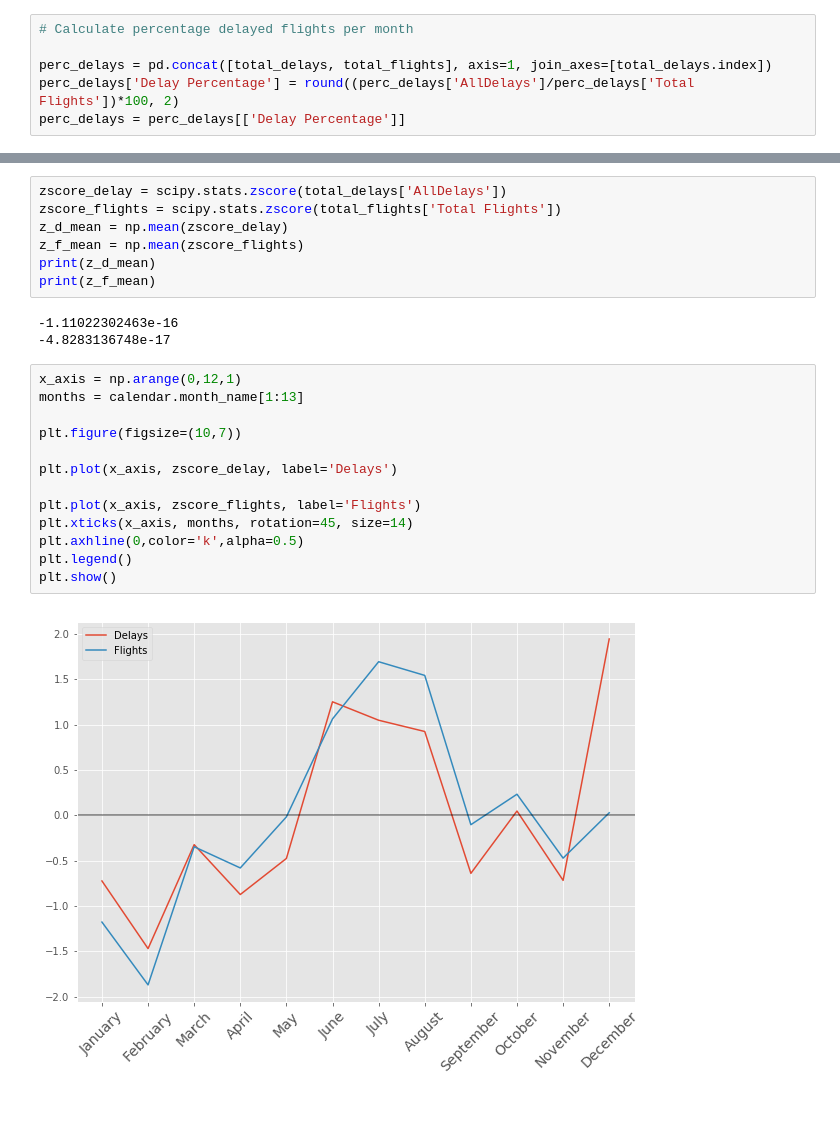
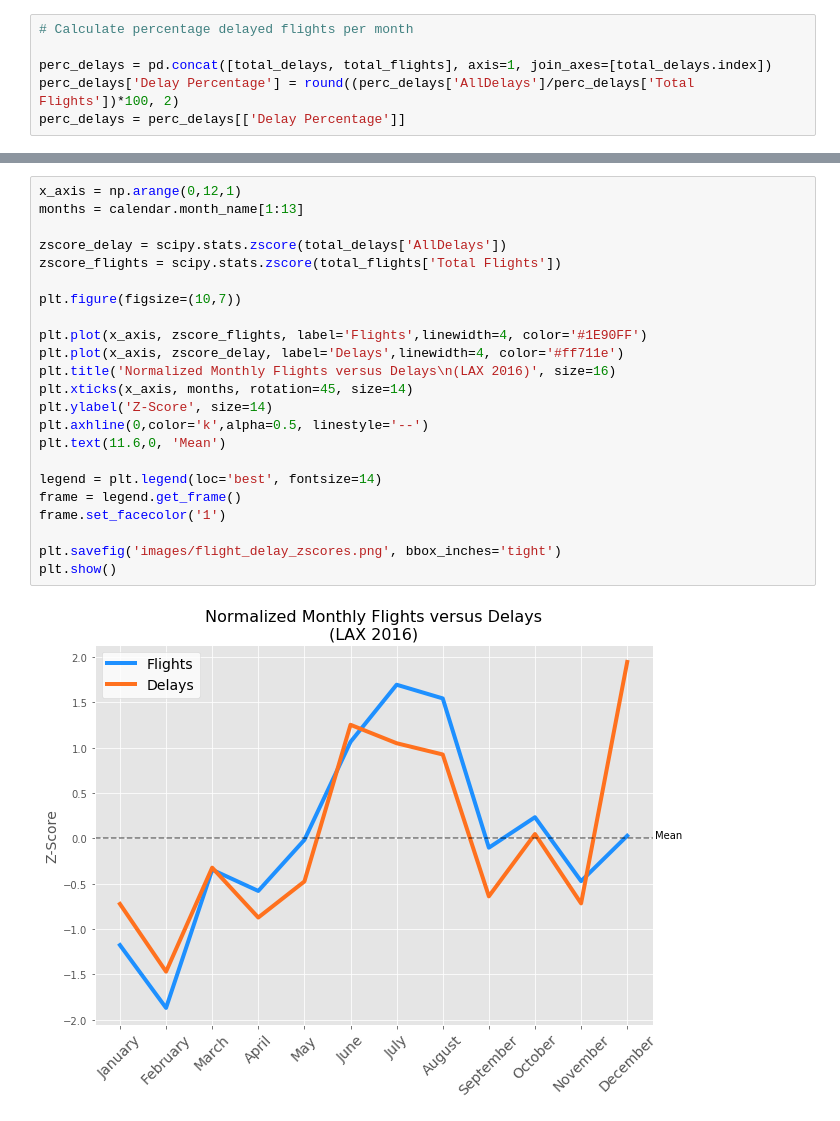
Before and after one commit to phoessel/Analysis-of-DFW-Flight-Delays, a Jupyter notebook: month-frequency/month-freq.ipynb, the cells around one changed output, grey strips where cells are left out. Cells and saved outputs as stored; diff of their text form.

Commit message:
add normalized graph

```diff
--- a/month-frequency/month-freq.ipynb
+++ b/month-frequency/month-freq.ipynb
@@ -136,25 +112,25 @@ Lower: 11.390816027702076
-# %%
-zscore_delay = scipy.stats.zscore(total_delays['AllDelays'])
-zscore_flights = scipy.stats.zscore(total_flights['Total Flights'])
-z_d_mean = np.mean(zscore_delay)
-z_f_mean = np.mean(zscore_flights)
-print(z_d_mean)
-print(z_f_mean)
-# %% [output]
--1.11022302463e-16
--4.8283136748e-17
 # %%
 x_axis = np.arange(0,12,1)
 months = calendar.month_name[1:13]
 
+zscore_delay = scipy.stats.zscore(total_delays['AllDelays'])
+zscore_flights = scipy.stats.zscore(total_flights['Total Flights'])
+
 plt.figure(figsize=(10,7))
 
-plt.plot(x_axis, zscore_delay, label='Delays')
+plt.plot(x_axis, zscore_flights, label='Flights',linewidth=4, color='#1E90FF')
+plt.plot(x_axis, zscore_delay, label='Delays',linewidth=4, color='#ff711e')
+plt.title('Normalized Monthly Flights versus Delays\n(LAX 2016)', size=16)
+plt.xticks(x_axis, months, rotation=45, size=14)
+plt.ylabel('Z-Score', size=14)
+plt.axhline(0,color='k',alpha=0.5, linestyle='--')
+plt.text(11.6,0, 'Mean')
 
-plt.plot(x_axis, zscore_flights, label='Flights')
-plt.xticks(x_axis, months, rotation=45, size=14)
-plt.axhline(0,color='k',alpha=0.5)
-plt.legend()
+legend = plt.legend(loc='best', fontsize=14)
+frame = legend.get_frame()
+frame.set_facecolor('1')
+
+plt.savefig('images/flight_delay_zscores.png', bbox_inches='tight')
 plt.show()
 # %% [output]
-[figure, old version]
+[figure, new version]
```
Also changed, not shown: parts of 7 cells of this notebook.
